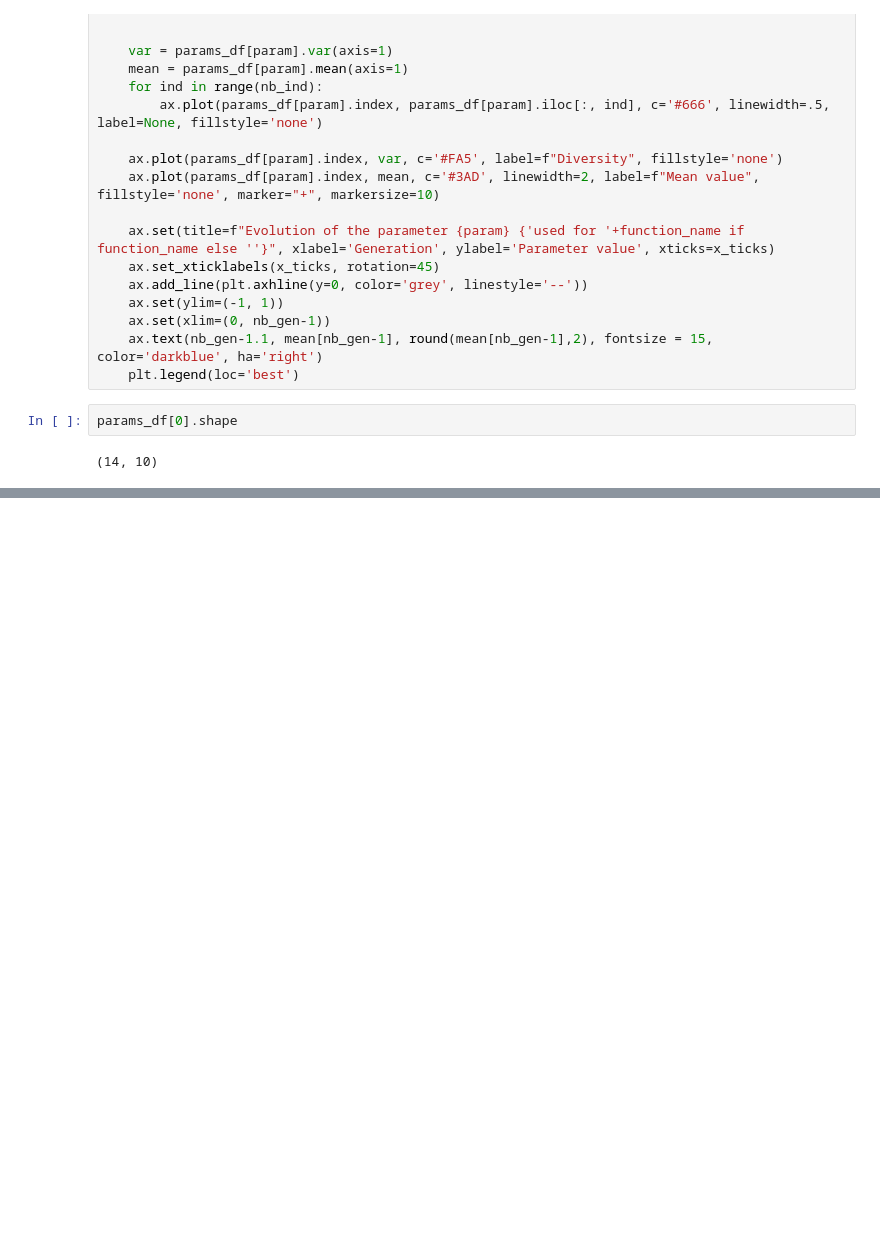
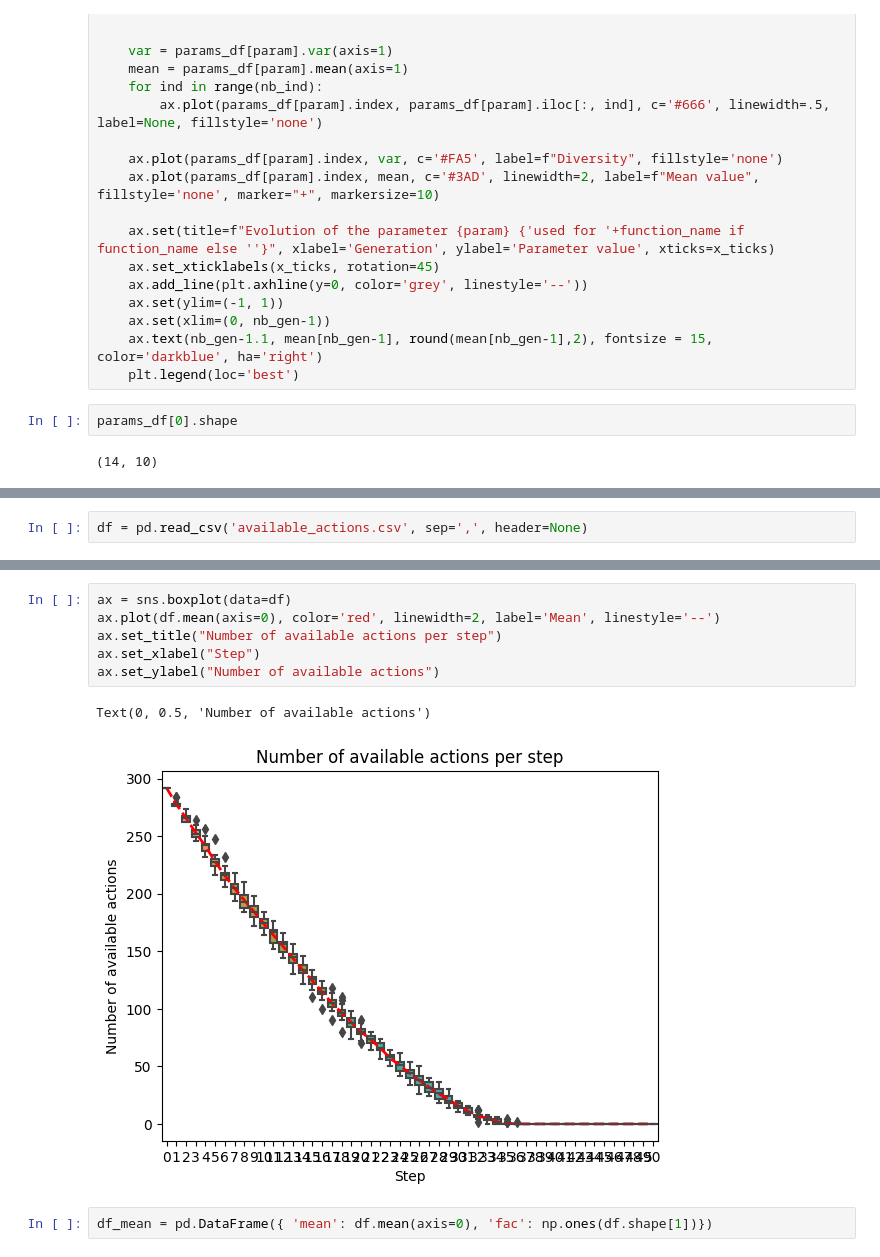
Before and after one commit to StephaneBranly/INF8215-Avalam-AI, a Jupyter notebook: stats/plot_experiments.ipynb, the cells around one changed output, grey strips where cells are left out. Saved outputs shown, nothing was run; the diff lists cells and outputs as text; blank space fills up the shorter version.

Commit message:
[+] Stats on available actions count

```diff
--- a/stats/plot_experiments.ipynb
+++ b/stats/plot_experiments.ipynb
@@ -195,0 +171,2 @@ with PdfPages(f"test.pdf") as pdf:
+# %%
+df = pd.read_csv('available_actions.csv', sep=',', header=None)
@@ -195,0 +194,11 @@ with PdfPages(f"test.pdf") as pdf:
+# %%
+ax = sns.boxplot(data=df)
+ax.plot(df.mean(axis=0), color='red', linewidth=2, label='Mean', linestyle='--')
+ax.set_title("Number of available actions per step")
+ax.set_xlabel("Step")
+ax.set_ylabel("Number of available actions")
+# %% [output]
+Text(0, 0.5, 'Number of available actions')
+[figure, added]
+# %%
+df_mean = pd.DataFrame({ 'mean': df.mean(axis=0), 'fac': np.ones(df.shape[1])})
```
Also changed, not shown: parts of 6 cells of this notebook, 4 other files.
